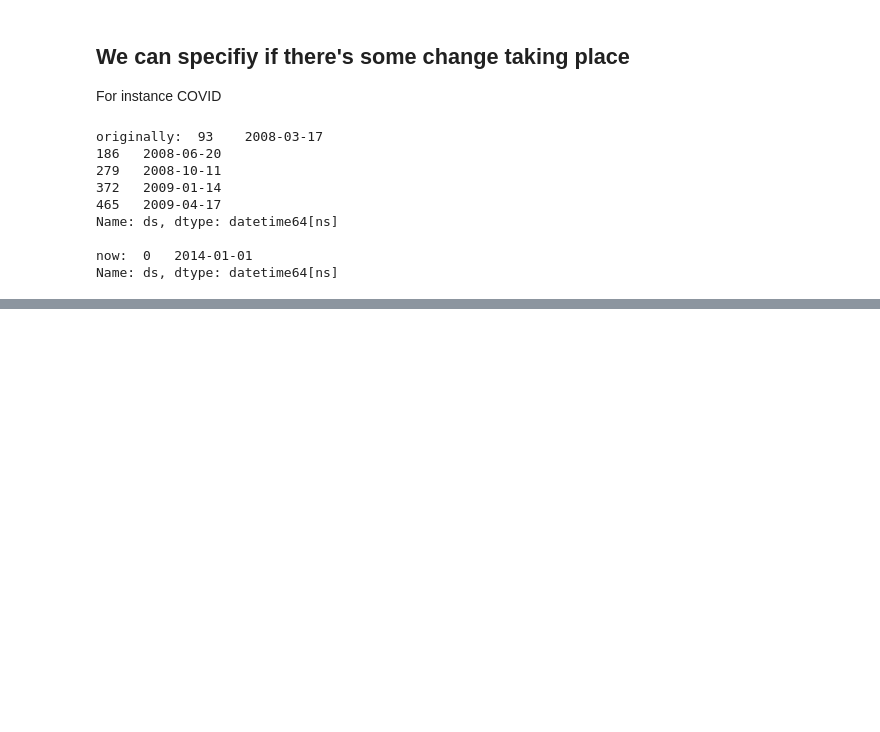
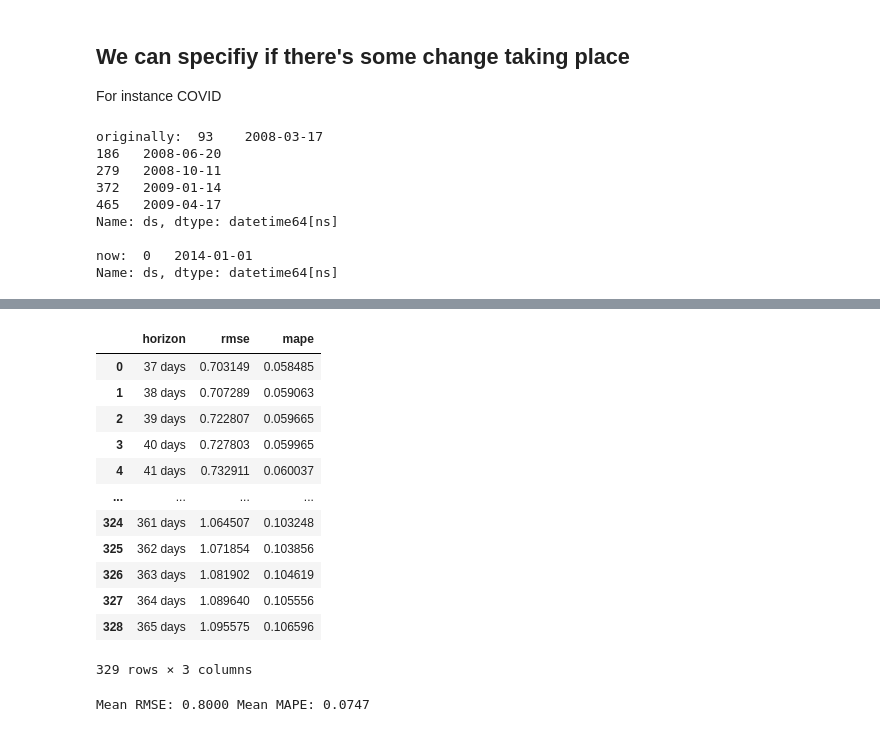
Before and after one commit to razielar/coursera_time_series_forecasting, a Jupyter notebook: coursera_time_series/week_3/3_fb_prophet/1_fb_prophet.ipynb, the cells around one changed output, grey strips where cells are left out. Drawn from its saved outputs; the diff is of its cells as text; code cells hidden in the pictures; blank space fills up the shorter version.

```diff
--- a/coursera_time_series/week_3/3_fb_prophet/1_fb_prophet.ipynb
+++ b/coursera_time_series/week_3/3_fb_prophet/1_fb_prophet.ipynb
@@ -350,0 +395,19 @@ Name: ds, dtype: datetime64[ns]
+# %%
+# metrics= performance_metrics(df_cv)
+display(metrics[['horizon', 'rmse', 'mape']])
+print("Mean RMSE: {:.4f} Mean MAPE: {:.4f}".format(np.mean(metrics['rmse']), np.mean(metrics['mape'])))
+# %% [output]
+|  | horizon | rmse | mape |
+| 0 | 37 days | 0.703149 | 0.058485 |
+| 1 | 38 days | 0.707289 | 0.059063 |
+| 2 | 39 days | 0.722807 | 0.059665 |
+| 3 | 40 days | 0.727803 | 0.059965 |
+| 4 | 41 days | 0.732911 | 0.060037 |
+| ... | ... | ... | ... |
+| 324 | 361 days | 1.064507 | 0.103248 |
+| 325 | 362 days | 1.071854 | 0.103856 |
+| 326 | 363 days | 1.081902 | 0.104619 |
+| 327 | 364 days | 1.089640 | 0.105556 |
+| 328 | 365 days | 1.095575 | 0.106596 |
+329 rows × 3 columns
+Mean RMSE: 0.8000 Mean MAPE: 0.0747
```
Also changed, not shown: parts of 11 cells of this notebook, 1 other file.
